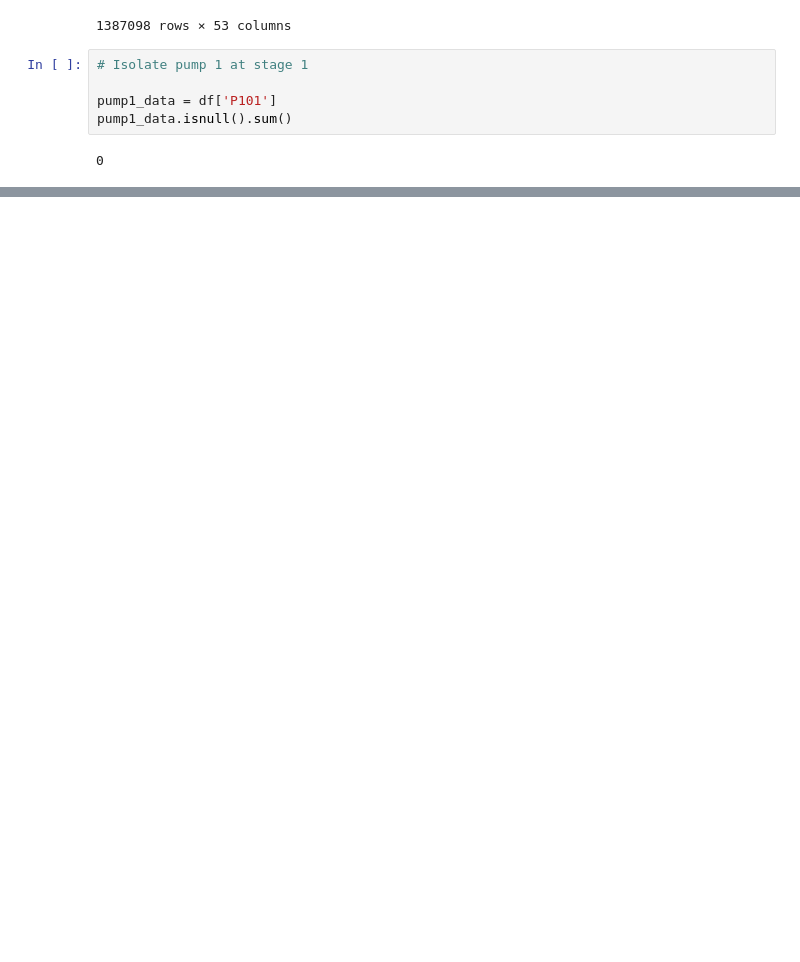
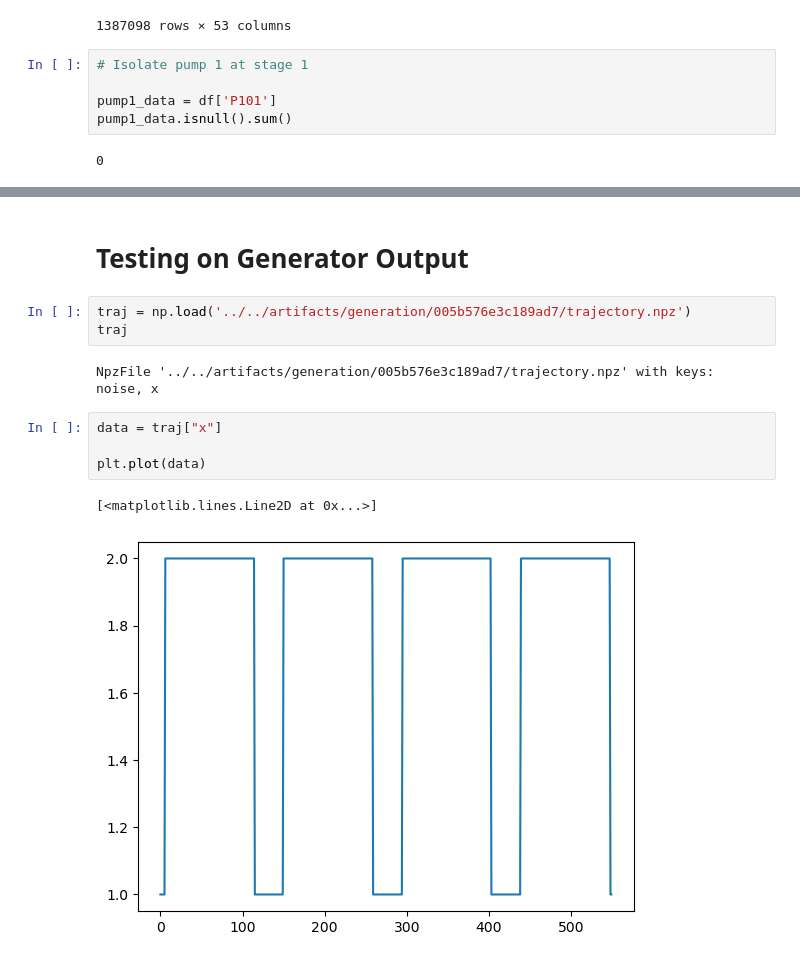
Before and after one commit to MSCA-DN-Digital-Finance/tsfm_causal_analysis, a Jupyter notebook: case_studies/swat/261015_swat_case_study.ipynb, the cells around one changed output, grey strips where cells are left out. Saved outputs shown, nothing was run; the diff lists cells and outputs as text; blank space fills up the shorter version.

```diff
--- a/case_studies/swat/261015_swat_case_study.ipynb
+++ b/case_studies/swat/261015_swat_case_study.ipynb
@@ -96,0 +101,14 @@ Dwell Times: [ 75 101 154  73  97]
+# %% [markdown]
+# Testing on Generator Output
+# %%
+traj = np.load('../../artifacts/generation/005b576e3c189ad7/trajectory.npz')
+traj
+# %% [output]
+NpzFile '../../artifacts/generation/005b576e3c189ad7/trajectory.npz' with keys: noise, x
+# %%
+data = traj["x"]
+
+plt.plot(data)
+# %% [output]
+[<matplotlib.lines.Line2D at 0x...>]
+[figure, added]
```
Also changed, not shown: parts of 8 cells of this notebook, 6 other files.
